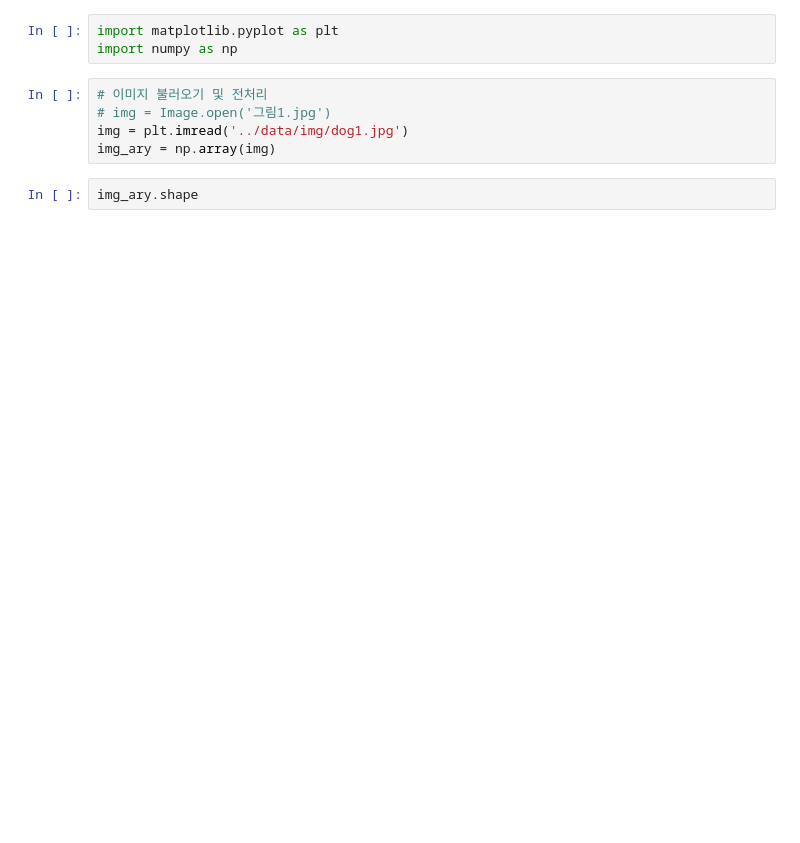
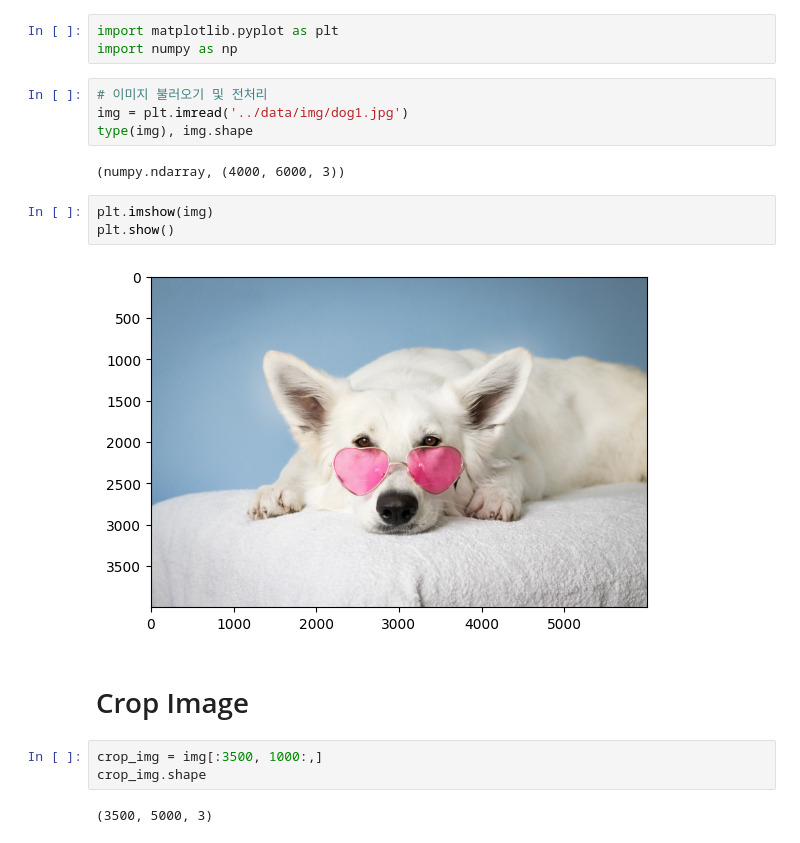
Before and after one commit to apetech-labs/bigdatacamp_image_processing, a Jupyter notebook: ImageProcessing/day1/image_basic.ipynb, the cells around one changed output. Drawn from its saved outputs; the diff is of its cells as text; blank space fills up the shorter version.

```diff
--- a/ImageProcessing/day1/image_basic.ipynb
+++ b/ImageProcessing/day1/image_basic.ipynb
@@ -3,9 +3,20 @@ import matplotlib.pyplot as plt
 import numpy as np
 # %%
 # 이미지 불러오기 및 전처리
-# img = Image.open('그림1.jpg')
 img = plt.imread('../data/img/dog1.jpg')
-img_ary = np.array(img)
+type(img), img.shape
+# %% [output]
+(numpy.ndarray, (4000, 6000, 3))
-# %%
-img_ary.shape
+# %%
+plt.imshow(img)
+plt.show()
+# %% [output]
+[figure, added]
+# %% [markdown]
+# Crop Image
+# %%
+crop_img = img[:3500, 1000:,]
+crop_img.shape
+# %% [output]
+(3500, 5000, 3)
 # %%
```
Also changed, not shown: parts of 13 cells of this notebook, 2 other files.
